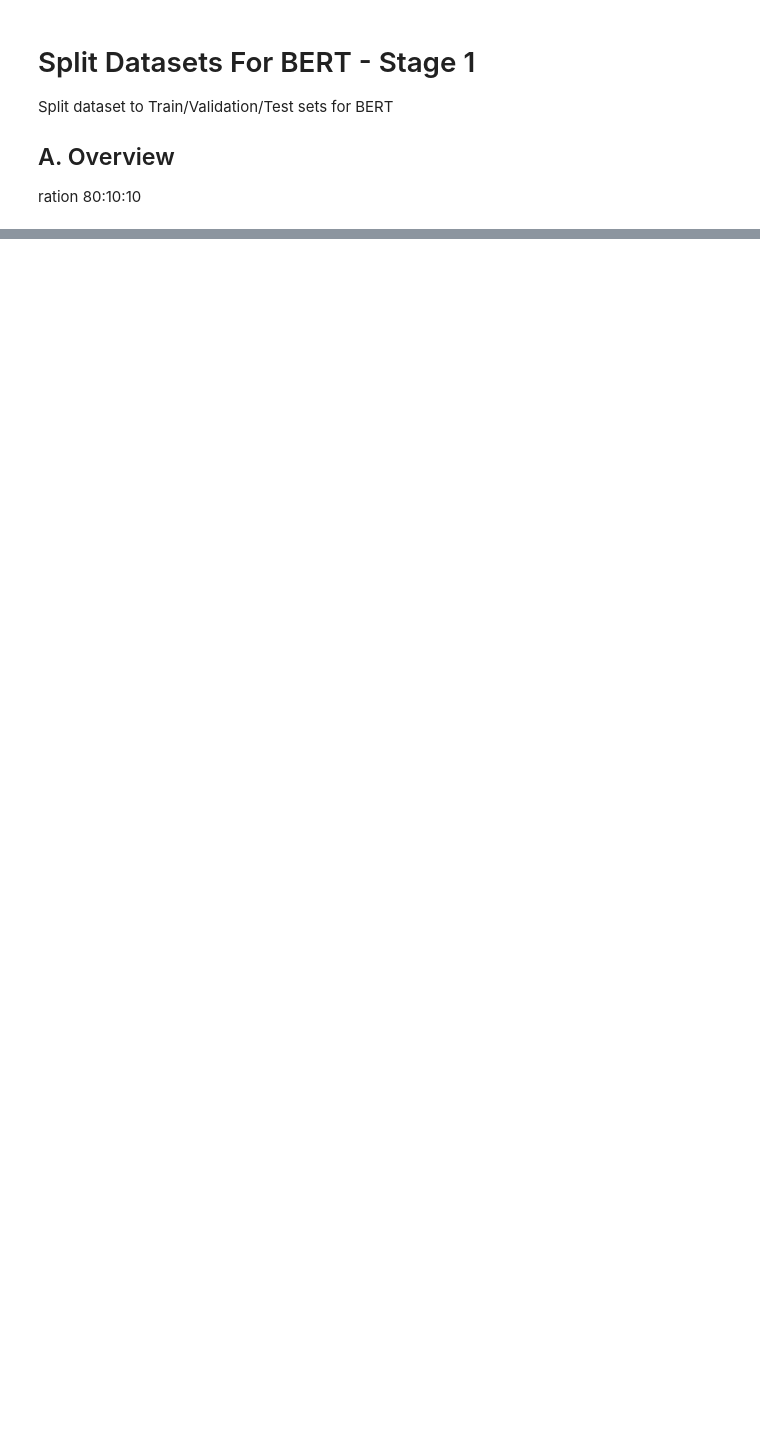
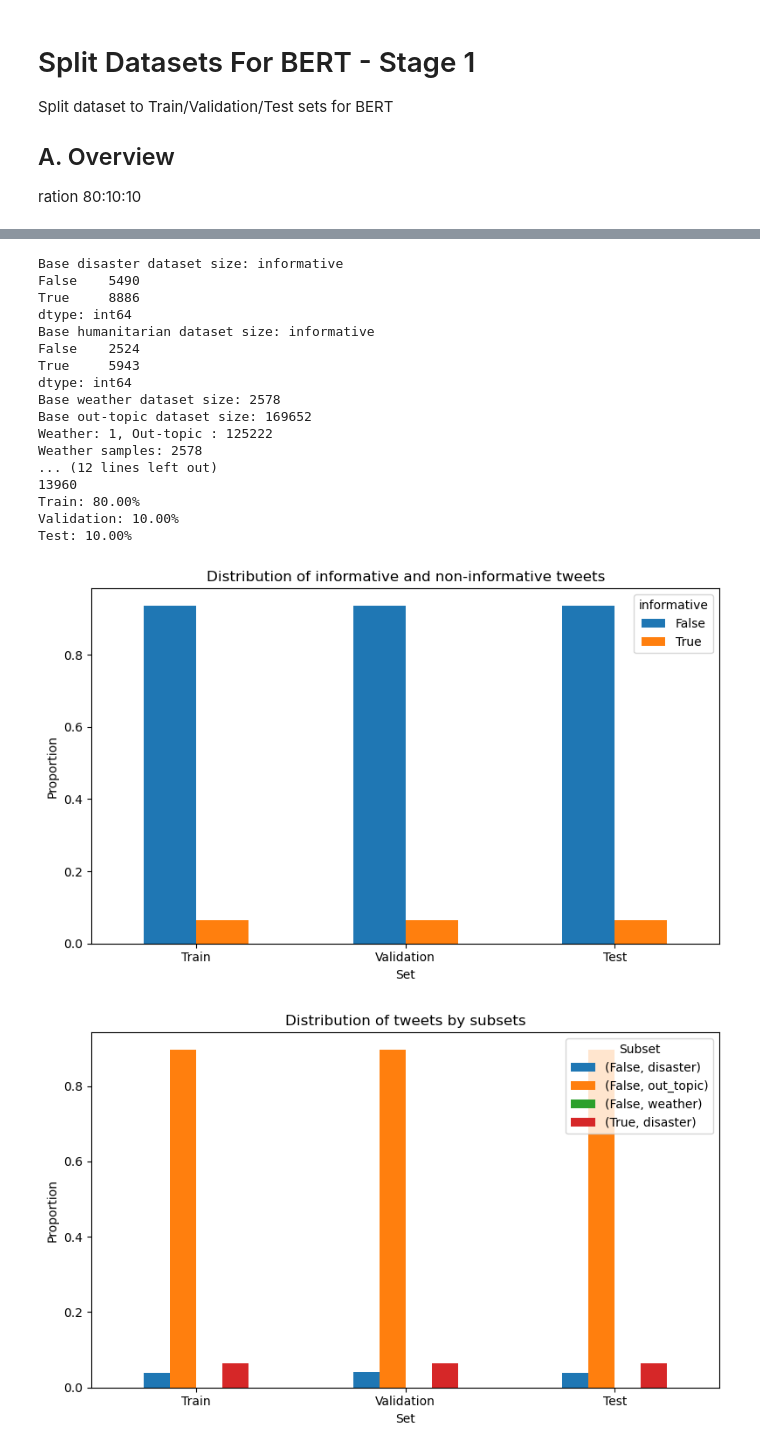
Before and after one commit to dhnhut/disaster-tweets, a Jupyter notebook: notebooks/2_0_0_BERT_split_datasets.ipynb, the cells around one changed output, grey strips where cells are left out. Drawn from its saved outputs; the diff is of its cells as text; code cells hidden in the pictures; blank space fills up the shorter version.

Commit message:
Support two splitting strategies

```diff
--- a/notebooks/2_0_0_BERT_split_datasets.ipynb
+++ b/notebooks/2_0_0_BERT_split_datasets.ipynb
@@ -58,28 +53,31 @@ def create_experiment_datasets(
     df_disaster_original,
     df_weather_original,
     df_out_topic_original,
-    weather_ratio,
-    out_topic_ratio,
+    n_weather,
+    n_out_topic,
 ):
-    print(f"Weather ratio: {weather_ratio}, Out-topic ratio: {out_topic_ratio}")
+    print(f"Weather: {n_weather}, Out-topic : {n_out_topic}")
 
     df_experiment_weather = df_weather_original.sample(
-        frac=weather_ratio, random_state=setup.RANDOM_SEED
+        n=n_weather, random_state=setup.RANDOM_SEED
     )
     print(f"Weather samples: {len(df_weather_original)}")
     print(f"Weather experiment samples: {len(df_experiment_weather)}")
 
     df_experiment_out_topic = df_out_topic_original.sample(
-        frac=out_topic_ratio, random_state=setup.RANDOM_SEED
+        n=n_out_topic, random_state=setup.RANDOM_SEED
     )
     print(f"Out-topic samples: {len(df_out_topic_original)}")
     print(f"Out-topic experiment samples: {len(df_experiment_out_topic)}")
 
-    df_experiment = pd.concat(
-        [df_disaster_original, df_experiment_weather, df_experiment_out_topic], ignore_index=True
-    ).sample(
-        frac=data_utils.DATA_FRACTION, random_state=setup.RANDOM_SEED
-    ).reset_index(drop=True)
+    df_experiment = (
+        pd.concat(
+            [df_disaster_original, df_experiment_weather, df_experiment_out_topic],
+            ignore_index=True,
+        )
+        .sample(frac=data_utils.DATA_FRACTION, random_state=setup.RANDOM_SEED)
+        .reset_index(drop=True)
+    )
 
     return df_experiment
 
@@ -100,9 +98,7 @@ def split_then_export_datasets(
         stratify=df_validation["informative"],
     )
     save_path.mkdir(parents=True, exist_ok=True)
-    df_train.to_csv(
-        save_path / "train.csv", index=False, quoting=csv.QUOTE_ALL
-    )
+    df_train.to_csv(save_path / "train.csv", index=False, quoting=csv.QUOTE_ALL)
 
     df_validation.to_csv(
         save_path / "validation.csv",
@@ -110,9 +106,7 @@ def split_then_export_datasets(
         quoting=csv.QUOTE_ALL,
     )
 
-    df_test.to_csv(
-        save_path / "test.csv", index=False, quoting=csv.QUOTE_ALL
-    )
+    df_test.to_csv(save_path / "test.csv", index=False, quoting=csv.QUOTE_ALL)
 
     print(len(df_train))
     print(len(df_validation))
@@ -244,0 +197,34 @@ Test: 10.00%
+# %%
+strategy = "crossed"
+df_crossed_disaster, df_crossed_weather, df_crossed_out_topic = load_bert_datasets(
+    strategy=strategy
+)
+for n_weather, n_out_topic in data_utils.BERT_CROSSED_EXPERIMENT_N:
+    split_multiple_experiments(
+        df_crossed_disaster,
+        df_crossed_weather,
+        df_crossed_out_topic,
+        strategy=strategy,
+        n_weather=n_weather,
+        n_out_topic=n_out_topic,
+    )
+# %% [output]
+Base disaster dataset size: informative
+False    5490
+True     8886
+dtype: int64
+Base humanitarian dataset size: informative
+False    2524
+True     5943
+dtype: int64
+Base weather dataset size: 2578
+Base out-topic dataset size: 169652
+Weather: 1, Out-topic : 125222
+Weather samples: 2578
+... (12 lines left out)
+13960
+Train: 80.00%
+Validation: 10.00%
+Test: 10.00%
+[figure, added]
+[figure, added]
```
Also changed, not shown: parts of 14 cells of this notebook, 3 other files.
